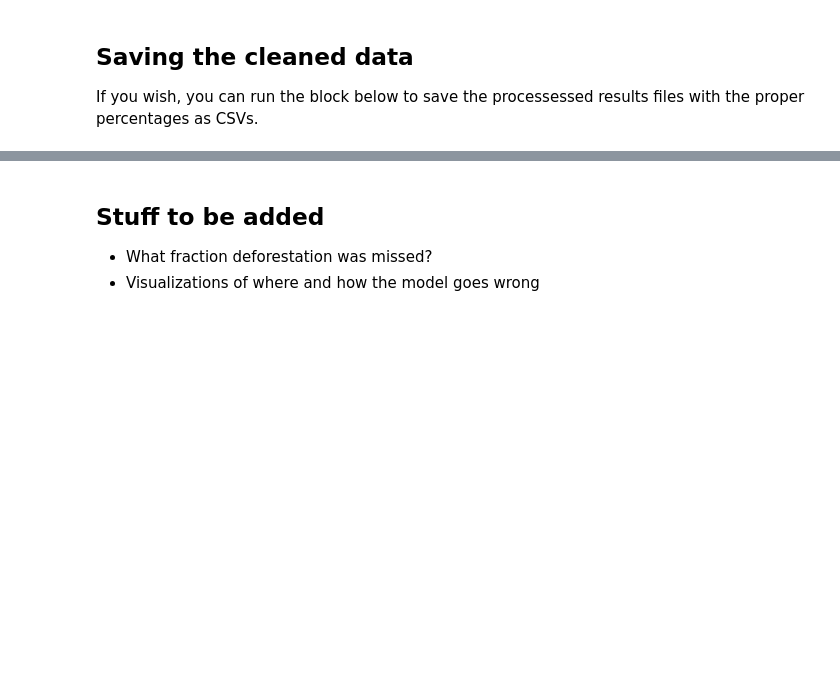
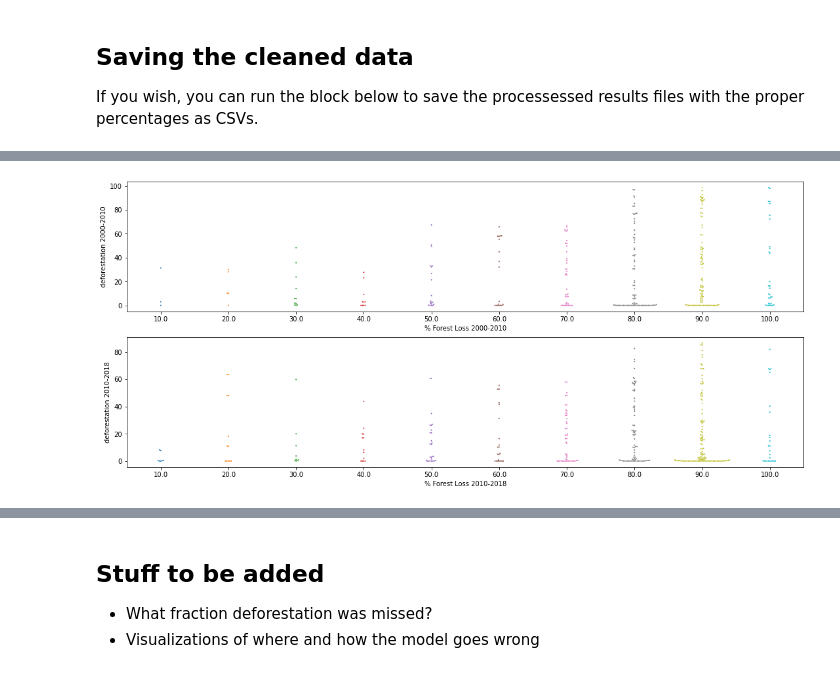
Before and after one commit to OAarne/dsp2021_landuse, a Jupyter notebook: evaluation.ipynb, the cells around one changed output, grey strips where cells are left out. Drawn from its saved outputs; the diff is of its cells as text; code cells hidden in the pictures; blank space fills up the shorter version.

Commit message:
Add new results visualizations

```diff
--- a/evaluation.ipynb
+++ b/evaluation.ipynb
@@ -12,10 +17,24 @@ If you have a different set of results, you'll want to replace these values. The
 # %%
+# RESULTS_PATHS: List[str] = [
+#     "test_all_export3.csv",
+#     "N_east_all.csv",
+#     "N_se_h1-cc80.csv",
+#     "indonesia_1_0200.csv",
+#     "indonesia_2_200.csv",
+#     "indonesia_2_180.csv"
+# ]
+# RESULTS_PATHS: List[str] = [
+#     "hexas_west13_preLabels.csv",
+#     "hexas_west14_pre_asc.csv",
+#     "hexas_west14_pre_desc.csv",
+#     "hexas_west15_jaxa.csv",
+#     "hexas_west17_jaxa.csv",
+#     "prg-Prelabels_12.csv",
+# ]
 RESULTS_PATHS: List[str] = [
-    "N_east_all.csv",
-    "N_se_h1-cc80.csv",
-    "indonesia_1_0200.csv",
-    "indonesia_2_200.csv",
-    "indonesia_2_180.csv"
+    "hexas_west12.csv",
+    "hexas_west11_desc300.csv",
+    "hexas_west11_asc300.csv",
 ]
 RESULTS_DIR = "results/"
 # %% [markdown]
@@ -69,0 +85,2 @@ for path, df in results_w_labels.items():
+# %%
+total_df = pd.concat(results_w_labels.values())
@@ -69,0 +91,11 @@ for path, df in results_w_labels.items():
+# %%
+df = total_df
+fig, axes = plt.subplots(2, 1)
+fig.set_size_inches(18.5, 8)
+w_change_2000 = total_df.loc[total_df["% Forest Loss 2000-2010"] >= 10, :]
+w_change_2010 = total_df.loc[total_df["% Forest Loss 2010-2018"] >= 10, :]
+sns.swarmplot(x=w_change_2000["% Forest Loss 2000-2010"], y=w_change_2000["deforestation 2000-2010"], size=2, ax=axes[0])
+sns.swarmplot(x=w_change_2010["% Forest Loss 2010-2018"], y=w_change_2010["deforestation 2010-2018"], size=2, ax=axes[1])
+plt.show()
+# %% [output]
+[figure, added]
```
Also changed, not shown: parts of 6 cells of this notebook.
